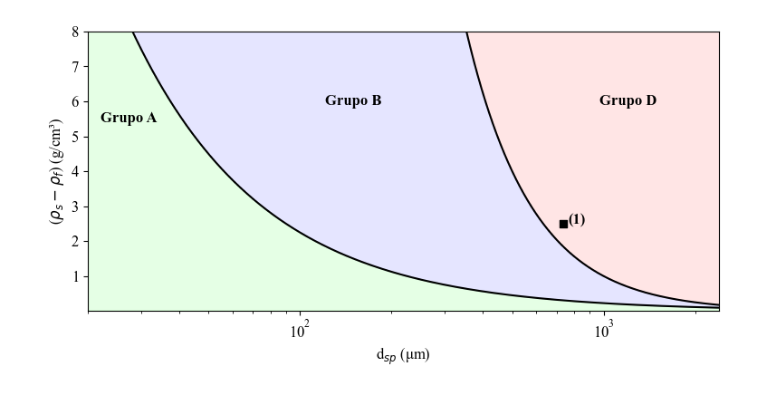
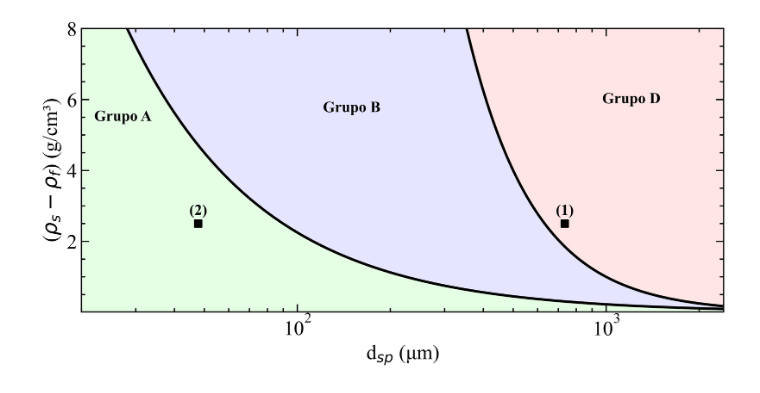
Before and after one commit to ViniMelloeMuller/fluidization-AE, a Jupyter notebook: particles.ipynb, the cells around one changed output. Drawn from its saved outputs; the diff is of its cells as text; code cells hidden in the pictures.

Commit message:
Atualizado os gráficos para o estilo do SciencePlots + partícula nova

```diff
--- a/particles.ipynb
+++ b/particles.ipynb
@@ -1,7 +1,10 @@
 # %%
 import matplotlib.pyplot as plt
+import scienceplots  # noqa: F401
 import numpy as np
 import pandas as pd
+
+plt.style.use(["science", "ieee", "notebook"])
 
 plt.rcParams["font.size"] = 12
 plt.rcParams["font.family"] = "Times New Roman"
@@ -36,8 +39,9 @@ def get_distribution(sheet_name: str) -> float:
 
     return dsp
 # %%
-dsp1 = get_distribution("VIDRO1 (3)")
+dsp1 = get_distribution("VIDRO-B (3)")
+dsp2 = get_distribution("VIDRO-A")
 
-dsps = [dsp1]
+dsps = [dsp1, dsp2]
 # %% [output]
 734.9393097070842
@@ -46,6 +52,7 @@ dsps = [dsp1]
 # plot geldart curve and insert the particles used in it
 d_arange = np.arange(0.1, 2500, 0.01)  # particle size in μm
 
+plt.figure(figsize=(9, 4))
 plt.ylabel(r"($\rho_s - \rho_f$) (g/cm³)")
 plt.xlabel(r"d$_{sp}$ (μm)")
 plt.xlim(20, 2400)
@@ -56,33 +63,33 @@ default_alpha = 0.10
 # GRUPO A:
 # (ps - pf)d' <= 225
 rho_diff_A = 225 / d_arange
 plt.plot(d_arange, rho_diff_A, "k-")
 plt.fill_between(d_arange, 0, rho_diff_A, alpha=default_alpha, color="lime")
 
 # Grupo D:
 # (ps - pf)(d')^2 >= 10^6
 rho_diff_D = 1e6 / (d_arange**2)
 plt.plot(d_arange, rho_diff_D, "k-")
 plt.fill_between(
     d_arange,
     rho_diff_A,
     rho_diff_D,
     where=(rho_diff_A < rho_diff_D),
     alpha=default_alpha,
     color="blue",
 )
 plt.fill_between(d_arange, rho_diff_D, 8, alpha=default_alpha, color="red")
 
 # Add group labels as text
 plt.text(22, 5.5, "Grupo A", ha="left", va="center", weight="bold")
-plt.text(150, 6.0, "Grupo B", ha="center", va="center", weight="bold")
+plt.text(150, 5.75, "Grupo B", ha="center", va="center", weight="bold")
 plt.text(1500, 6.0, "Grupo D", ha="right", va="center", weight="bold")
 
 for dnum, dsp in enumerate(dsps):
     plt.scatter(dsp, 2.5, marker="s", c="k", s=30)
-    plt.text(dsp + 30, 2.5, f"({dnum + 1})", ha="left", weight="bold")
+    plt.text(dsp, 2.75, f"({dnum + 1})", ha="center", weight="bold")
 
 plt.savefig("images/particles-geldart.pdf", dpi=300, bbox_inches="tight")
 plt.show()
 # %% [output]
-[figure, old version]
+[figure, new version]
```
Also changed, not shown: parts of 2 cells of this notebook, 2 other files.
